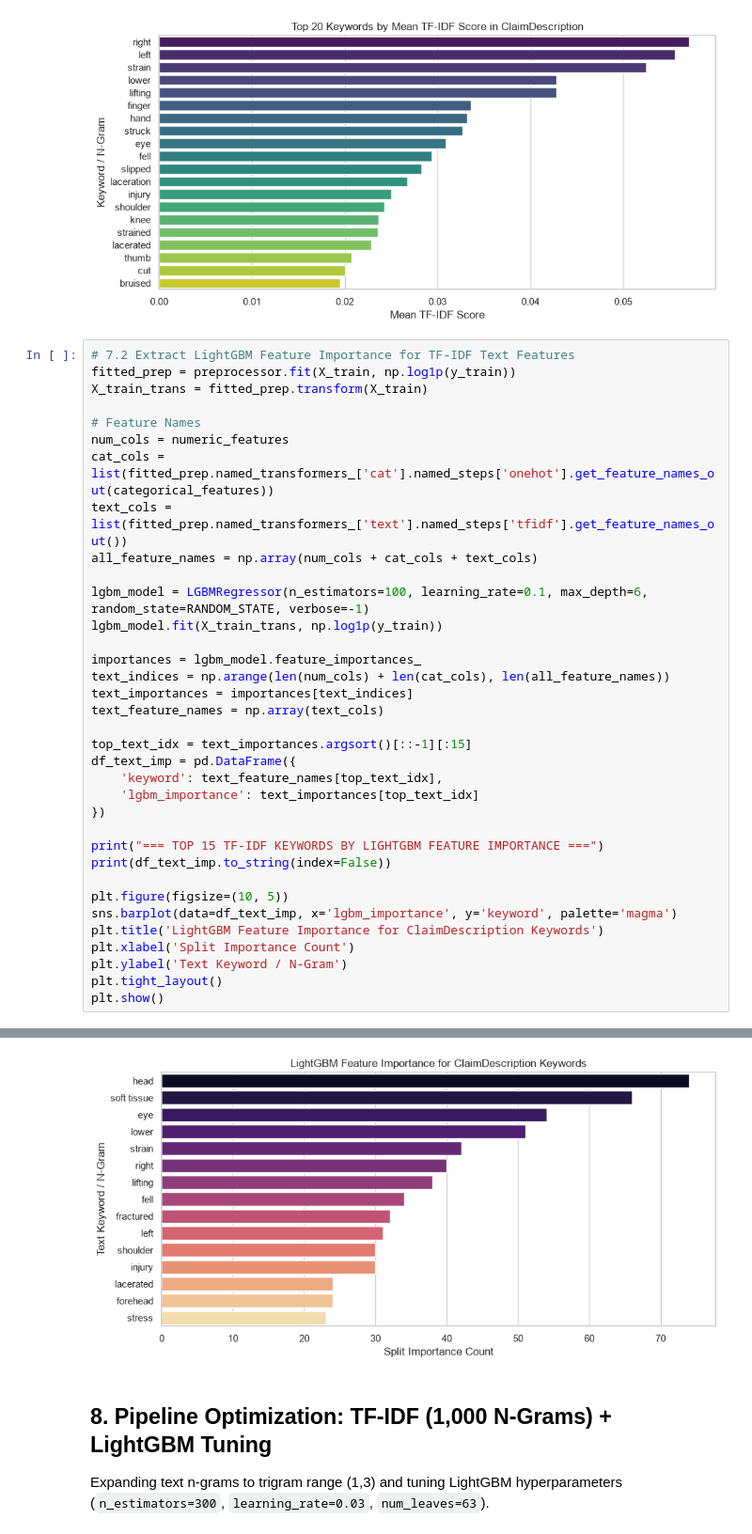
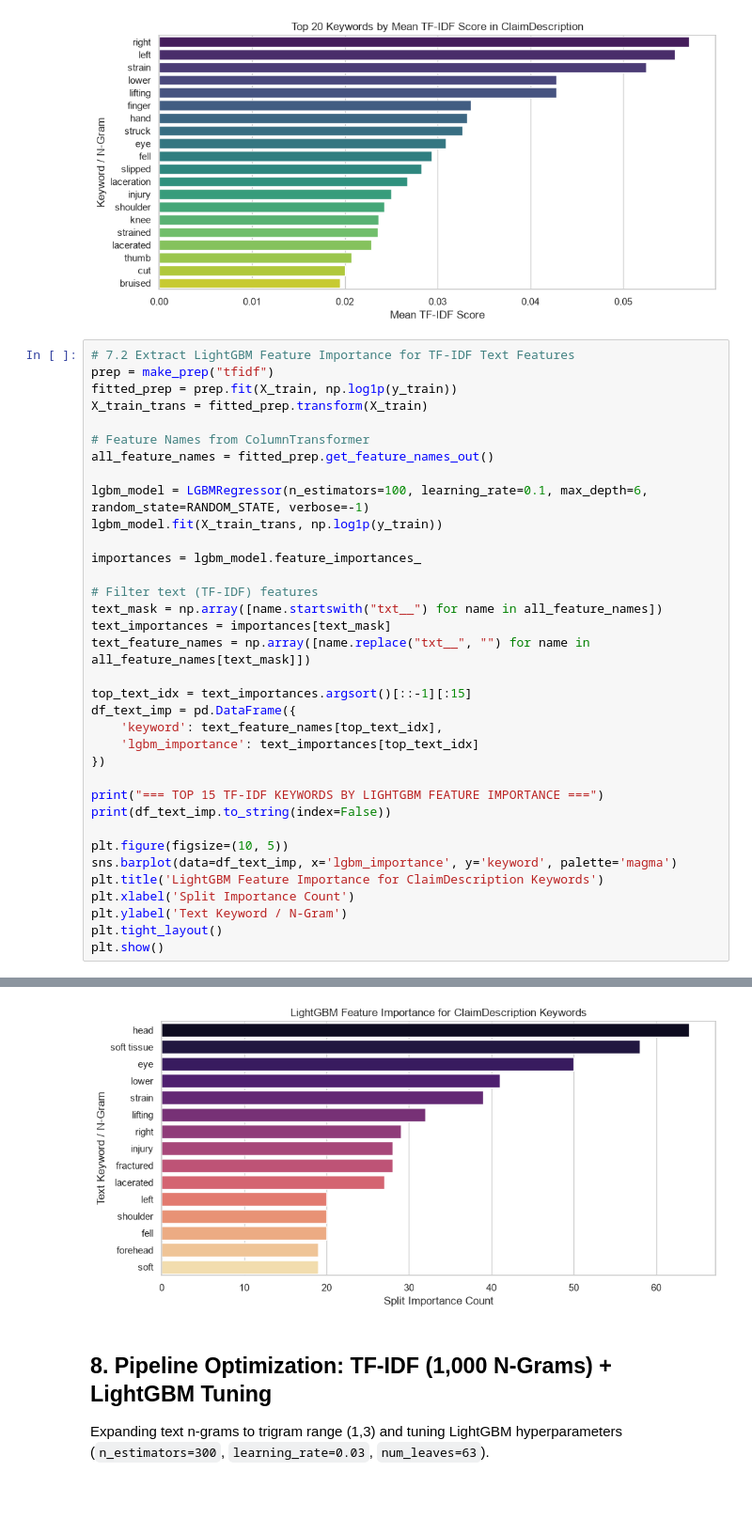
Before and after one commit to GaetanAm/workers-comp-ml, a Jupyter notebook: notebooks/workers_comp_exploration.ipynb, the cells around one changed output, grey strips where cells are left out. Shown at 94% size. Drawn from its saved outputs; the diff is of its cells as text; blank space fills up the shorter version.

```diff
--- a/notebooks/workers_comp_exploration.ipynb
+++ b/notebooks/workers_comp_exploration.ipynb
@@ -338,22 +525,22 @@ plt.show()
 [figure]
 # %%
 # 7.2 Extract LightGBM Feature Importance for TF-IDF Text Features
-fitted_prep = preprocessor.fit(X_train, np.log1p(y_train))
+prep = make_prep("tfidf")
+fitted_prep = prep.fit(X_train, np.log1p(y_train))
 X_train_trans = fitted_prep.transform(X_train)
 
-# Feature Names
-num_cols = numeric_features
-cat_cols = list(fitted_prep.named_transformers_['cat'].named_steps['onehot'].get_feature_names_out(categorical_features))
-text_cols = list(fitted_prep.named_transformers_['text'].named_steps['tfidf'].get_feature_names_out())
-all_feature_names = np.array(num_cols + cat_cols + text_cols)
+# Feature Names from ColumnTransformer
+all_feature_names = fitted_prep.get_feature_names_out()
 
 lgbm_model = LGBMRegressor(n_estimators=100, learning_rate=0.1, max_depth=6, random_state=RANDOM_STATE, verbose=-1)
 lgbm_model.fit(X_train_trans, np.log1p(y_train))
 
 importances = lgbm_model.feature_importances_
-text_indices = np.arange(len(num_cols) + len(cat_cols), len(all_feature_names))
-text_importances = importances[text_indices]
-text_feature_names = np.array(text_cols)
+
+# Filter text (TF-IDF) features
+text_mask = np.array([name.startswith("txt__") for name in all_feature_names])
+text_importances = importances[text_mask]
+text_feature_names = np.array([name.replace("txt__", "") for name in all_feature_names[text_mask]])
 
 top_text_idx = text_importances.argsort()[::-1][:15]
 df_text_imp = pd.DataFrame({
@@ -392,4 +579,4 @@ soft tissue               66
-[figure, old version]
+[figure, new version]
 # %% [markdown]
 ## 8. Pipeline Optimization: TF-IDF (1,000 N-Grams) + LightGBM Tuning
 Expanding text n-grams to trigram range (1,3) and tuning LightGBM hyperparameters (`n_estimators=300`, `learning_rate=0.03`, `num_leaves=63`).
```
Also changed, not shown: parts of 27 cells of this notebook, 11 other files.
